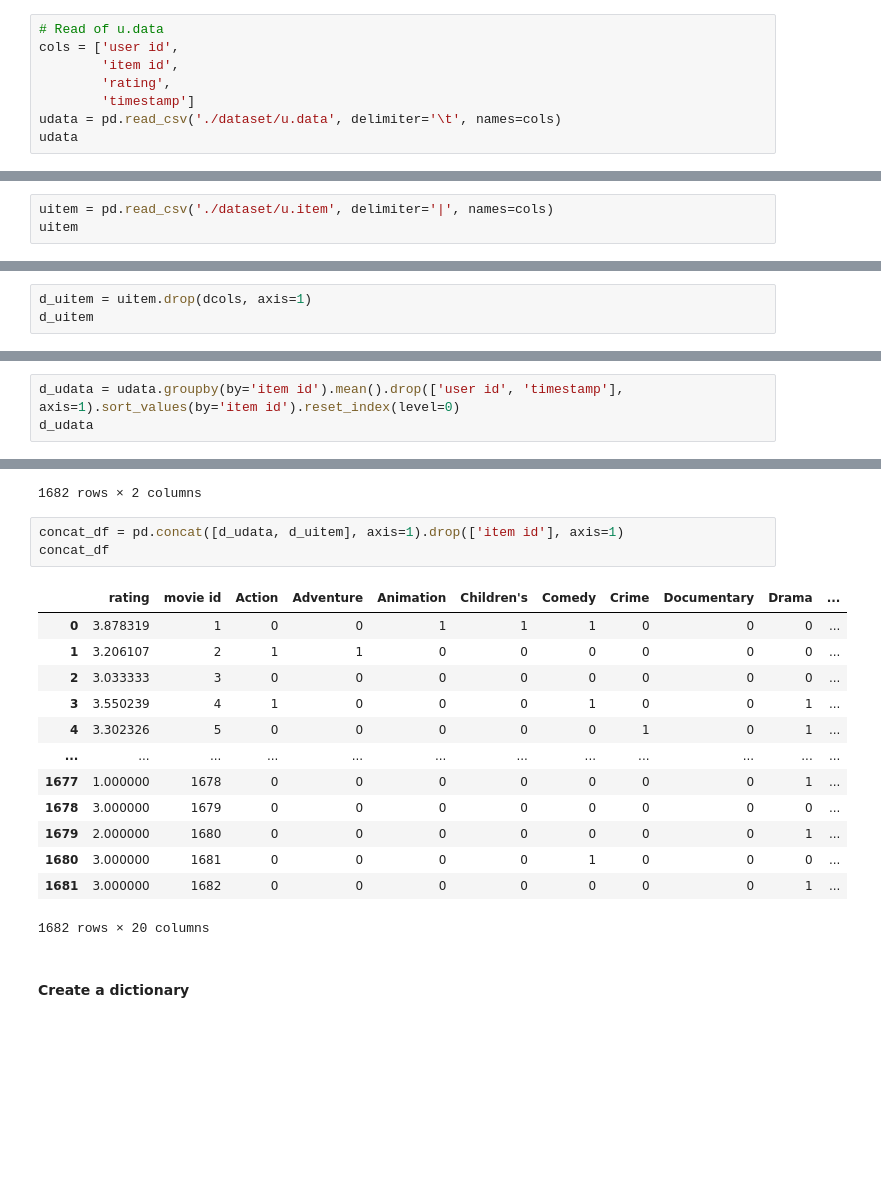
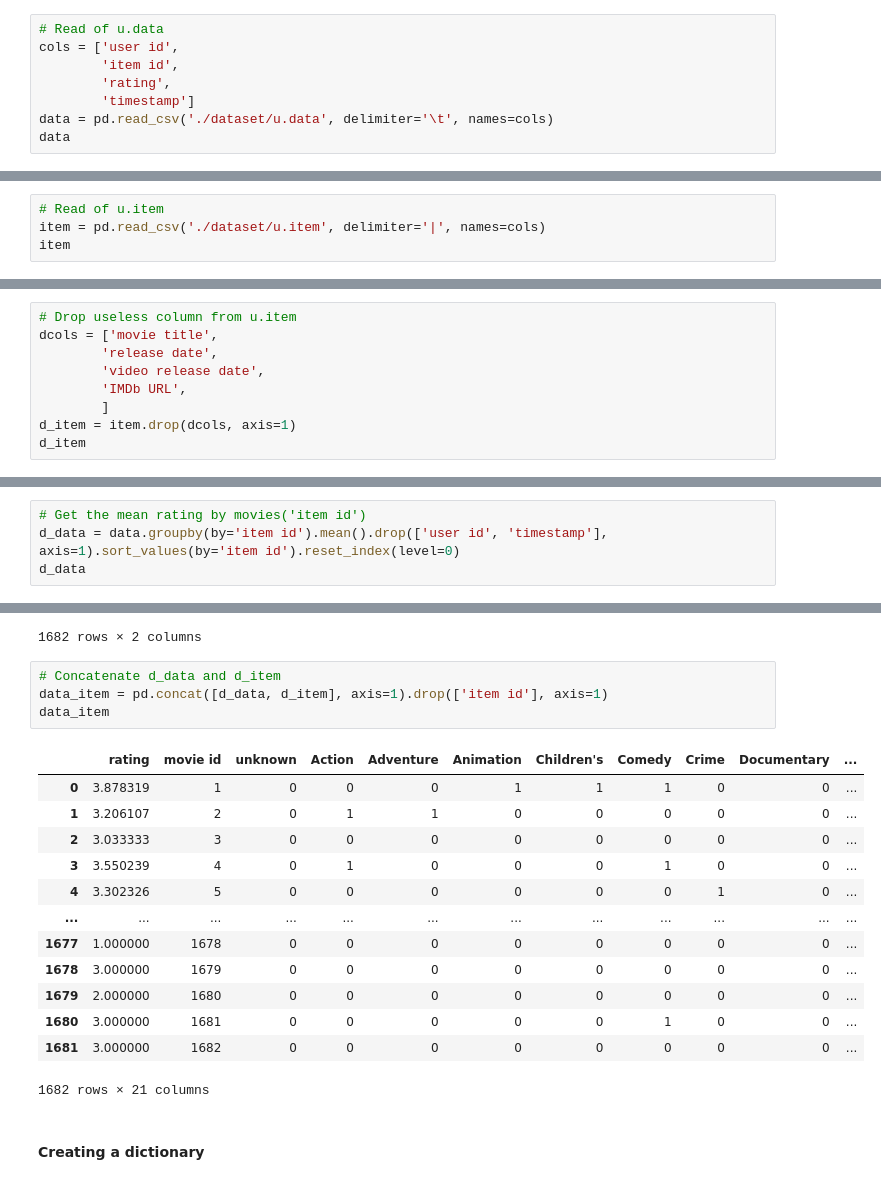
Before and after one commit to gus-phys/AI2-resources, a Jupyter notebook: 02-programacao-python/aula1/python-warmup/movielens-100k.ipynb, the cells around one changed output, grey strips where cells are left out. Cells and saved outputs as stored; diff of their text form; blank space fills up the shorter version.

```diff
--- a/02-programacao-python/aula1/python-warmup/movielens-100k.ipynb
+++ b/02-programacao-python/aula1/python-warmup/movielens-100k.ipynb
@@ -15,8 +16,8 @@ cols = ['user id',
         'item id',
         'rating',
         'timestamp']
-udata = pd.read_csv('./dataset/u.data', delimiter='\t', names=cols)
-udata
+data = pd.read_csv('./dataset/u.data', delimiter='\t', names=cols)
+data
 # %% [output]
 |  | user id | item id | rating | timestamp |
 | 0 | 196 | 242 | 3 | 881250949 |
@@ -68,8 +69,9 @@ cols = ['movie id',
         'War',
         'Western']
 # %%
-uitem = pd.read_csv('./dataset/u.item', delimiter='|', names=cols)
-uitem
+# Read of u.item
+item = pd.read_csv('./dataset/u.item', delimiter='|', names=cols)
+item
 # %% [output]
 |  | movie id | movie title | release date | video release date | IMDb URL | unknown | Action | Adventure | ... |
 | 0 | 1 | Toy Story (1995) | 01-Jan-1995 | NaN | http://us.imdb.com/M/title-exact?... | 0 | 0 | 0 | ... |
@@ -175,4 +202,10 @@ dcols = ['movie title',
 # %%
-d_uitem = uitem.drop(dcols, axis=1)
-d_uitem
+# Drop useless column from u.item
+dcols = ['movie title',
+        'release date',
+        'video release date',
+        'IMDb URL',
+        ]
+d_item = item.drop(dcols, axis=1)
+d_item
 # %% [output]
@@ -192,6 +225,7 @@ d_uitem
 # %%
-d_udata = udata.groupby(by='item id').mean().drop(['user id', 'timestamp'], axis=1).sort_values(by='item id').reset_index(level=0)
-d_udata
+# Get the mean rating by movies('item id')
+d_data = data.groupby(by='item id').mean().drop(['user id', 'timestamp'], axis=1).sort_values(by='item id').reset_index(level=0)
+d_data
 # %% [output]
 |  | item id | rating |
 | 0 | 1 | 3.878319 |
@@ -207,22 +241,23 @@ d_udata
 | 1681 | 1682 | 3.000000 |
 1682 rows × 2 columns
 # %%
-concat_df = pd.concat([d_udata, d_uitem], axis=1).drop(['item id'], axis=1)
-concat_df
+# Concatenate d_data and d_item
+data_item = pd.concat([d_data, d_item], axis=1).drop(['item id'], axis=1)
+data_item
 # %% [output]
-|  | rating | movie id | Action | Adventure | Animation | Children's | Comedy | Crime | Documentary | Drama | ... |
-| 0 | 3.878319 | 1 | 0 | 0 | 1 | 1 | 1 | 0 | 0 | 0 | ... |
-| 1 | 3.206107 | 2 | 1 | 1 | 0 | 0 | 0 | 0 | 0 | 0 | ... |
+|  | rating | movie id | unknown | Action | Adventure | Animation | Children's | Comedy | Crime | Documentary | ... |
+| 0 | 3.878319 | 1 | 0 | 0 | 0 | 1 | 1 | 1 | 0 | 0 | ... |
+| 1 | 3.206107 | 2 | 0 | 1 | 1 | 0 | 0 | 0 | 0 | 0 | ... |
 | 2 | 3.033333 | 3 | 0 | 0 | 0 | 0 | 0 | 0 | 0 | 0 | ... |
-| 3 | 3.550239 | 4 | 1 | 0 | 0 | 0 | 1 | 0 | 0 | 1 | ... |
-| 4 | 3.302326 | 5 | 0 | 0 | 0 | 0 | 0 | 1 | 0 | 1 | ... |
+| 3 | 3.550239 | 4 | 0 | 1 | 0 | 0 | 0 | 1 | 0 | 0 | ... |
+| 4 | 3.302326 | 5 | 0 | 0 | 0 | 0 | 0 | 0 | 1 | 0 | ... |
 | ... | ... | ... | ... | ... | ... | ... | ... | ... | ... | ... | ... |
-| 1677 | 1.000000 | 1678 | 0 | 0 | 0 | 0 | 0 | 0 | 0 | 1 | ... |
+| 1677 | 1.000000 | 1678 | 0 | 0 | 0 | 0 | 0 | 0 | 0 | 0 | ... |
 | 1678 | 3.000000 | 1679 | 0 | 0 | 0 | 0 | 0 | 0 | 0 | 0 | ... |
-| 1679 | 2.000000 | 1680 | 0 | 0 | 0 | 0 | 0 | 0 | 0 | 1 | ... |
-| 1680 | 3.000000 | 1681 | 0 | 0 | 0 | 0 | 1 | 0 | 0 | 0 | ... |
-| 1681 | 3.000000 | 1682 | 0 | 0 | 0 | 0 | 0 | 0 | 0 | 1 | ... |
+| 1679 | 2.000000 | 1680 | 0 | 0 | 0 | 0 | 0 | 0 | 0 | 0 | ... |
+| 1680 | 3.000000 | 1681 | 0 | 0 | 0 | 0 | 0 | 1 | 0 | 0 | ... |
+| 1681 | 3.000000 | 1682 | 0 | 0 | 0 | 0 | 0 | 0 | 0 | 0 | ... |
-1682 rows × 20 columns
+1682 rows × 21 columns
 # %% [markdown]
-#### Create a dictionary
+#### Creating a dictionary
 # %%
```
Also changed, not shown: parts of 28 cells of this notebook.
